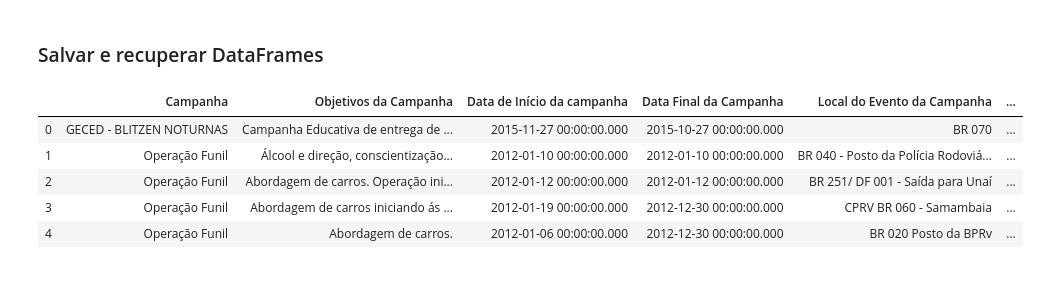
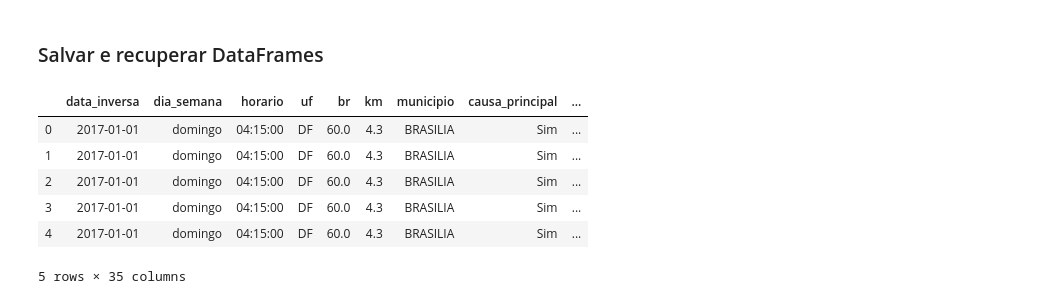
Before and after one commit to IagoCarvalho/tcc_scripts, a Jupyter notebook: data_cleaning.ipynb, the cells around one changed output. Drawn from its saved outputs; the diff is of its cells as text; code cells hidden in the pictures.

Commit message:
update cleaning - acidentes em rodovias

```diff
--- a/data_cleaning.ipynb
+++ b/data_cleaning.ipynb
@@ -135,10 +183,11 @@ dataframe_to_mongo(df_campanhas_educativas_2012_2019, "campanhas_educativas_detr
 # %%
-test = mongo_to_dataframe("campanhas_educativas_detran_2012_2019")
+test = mongo_to_dataframe("acidentes_rodovias_2017_2019")
 test.head()
 # %% [output]
-|  | Campanha | Objetivos da Campanha | Data de Início da campanha | Data Final da Campanha | Local do Evento da Campanha | ... |
-| 0 | GECED - BLITZEN NOTURNAS | Campanha Educativa de entrega de ... | 2015-11-27 00:00:00.000 | 2015-10-27 00:00:00.000 | BR 070 | ... |
-| 1 | Operação Funil | Álcool e direção, conscientização... | 2012-01-10 00:00:00.000 | 2012-01-10 00:00:00.000 | BR 040 - Posto da Polícia Rodoviá... | ... |
-| 2 | Operação Funil | Abordagem de carros. Operação ini... | 2012-01-12 00:00:00.000 | 2012-01-12 00:00:00.000 | BR 251/ DF 001 - Saída para Unaí | ... |
-| 3 | Operação Funil | Abordagem de carros iniciando ás ... | 2012-01-19 00:00:00.000 | 2012-12-30 00:00:00.000 | CPRV BR 060 - Samambaia | ... |
-| 4 | Operação Funil | Abordagem de carros. | 2012-01-06 00:00:00.000 | 2012-12-30 00:00:00.000 | BR 020 Posto da BPRv | ... |
+|  | data_inversa | dia_semana | horario | uf | br | km | municipio | causa_principal | ... |
+| 0 | 2017-01-01 | domingo | 04:15:00 | DF | 60.0 | 4.3 | BRASILIA | Sim | ... |
+| 1 | 2017-01-01 | domingo | 04:15:00 | DF | 60.0 | 4.3 | BRASILIA | Sim | ... |
+| 2 | 2017-01-01 | domingo | 04:15:00 | DF | 60.0 | 4.3 | BRASILIA | Sim | ... |
+| 3 | 2017-01-01 | domingo | 04:15:00 | DF | 60.0 | 4.3 | BRASILIA | Sim | ... |
+| 4 | 2017-01-01 | domingo | 04:15:00 | DF | 60.0 | 4.3 | BRASILIA | Sim | ... |
+5 rows × 35 columns
```
Also changed, not shown: parts of 7 cells of this notebook.
